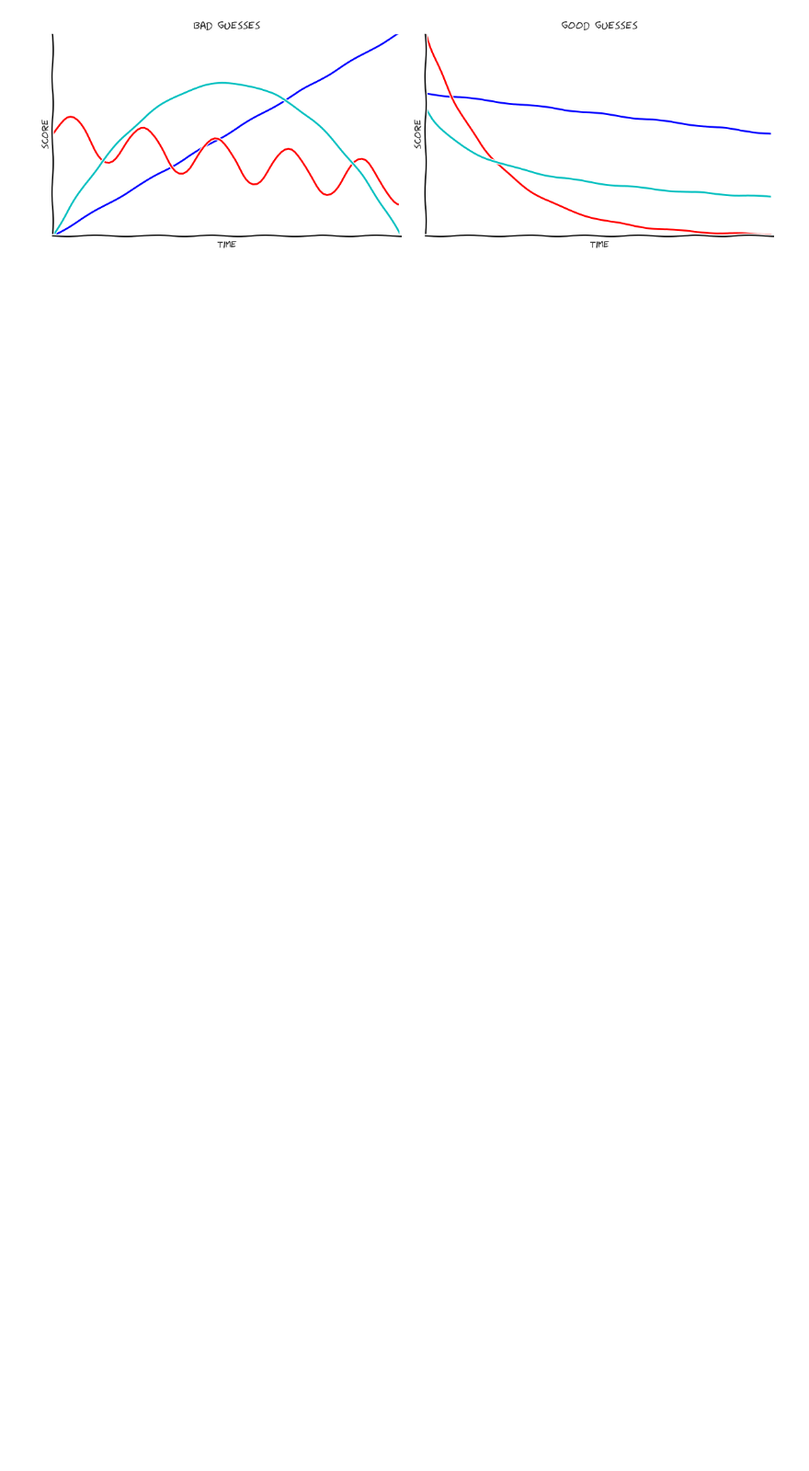
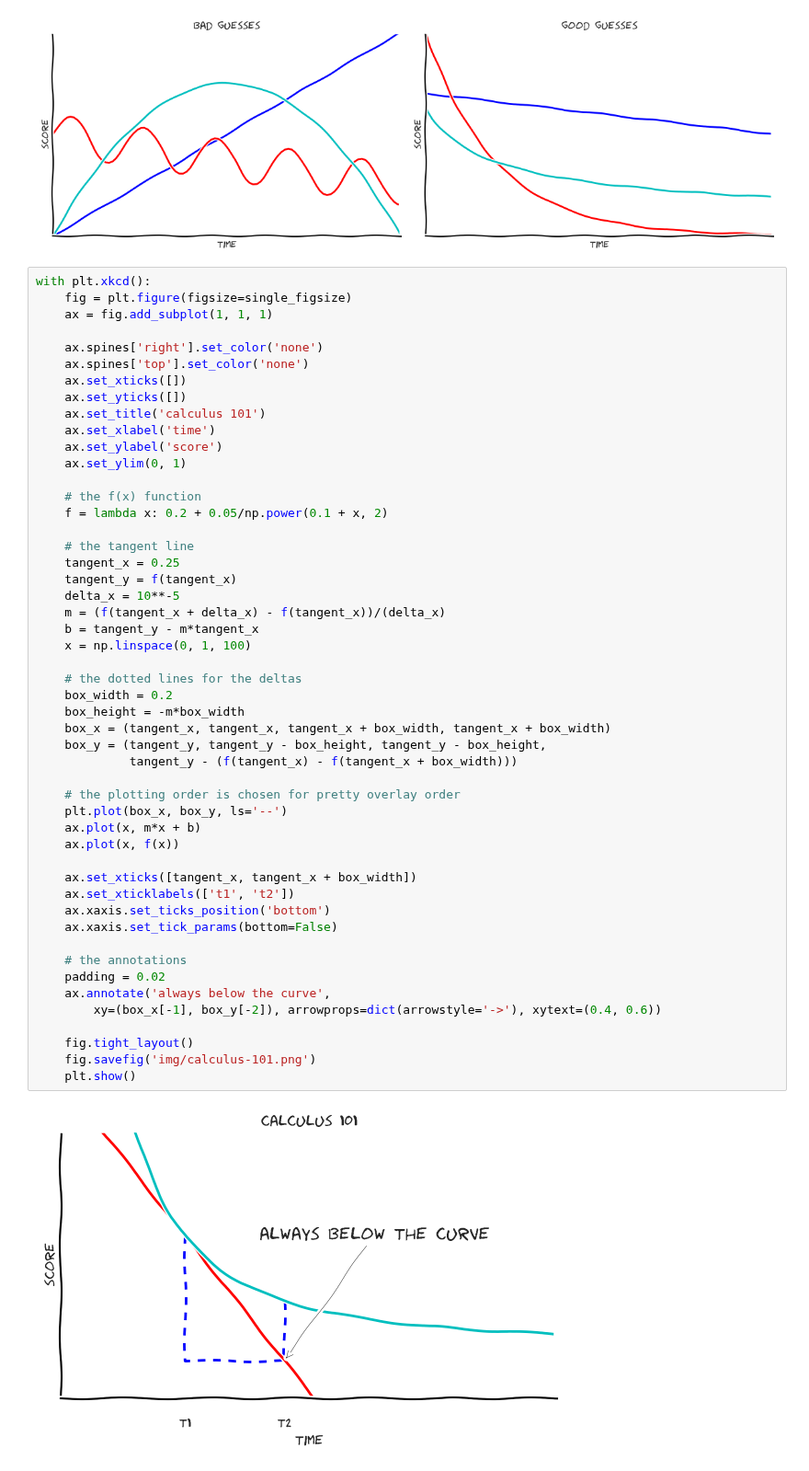
Before and after one commit to sangaline/reverse-engineering-the-hacker-news-ranking-algorithm, a Jupyter notebook: Reverse Engineering the Hacker News Ranking Algorithm.ipynb, the cells around one changed output. Shown at 92% size. Saved outputs shown, nothing was run; the diff lists cells and outputs as text; blank space fills up the shorter version.

Commit message:
Add another cartoon explaining function curvature.

```diff
--- a/Reverse Engineering the Hacker News Ranking Algorithm.ipynb
+++ b/Reverse Engineering the Hacker News Ranking Algorithm.ipynb
@@ -64,3 +64,55 @@ with plt.xkcd():
     plt.show()
 # %% [output]
 [figure]
+# %%
+with plt.xkcd():
+    fig = plt.figure(figsize=single_figsize)
+    ax = fig.add_subplot(1, 1, 1)
+
+    ax.spines['right'].set_color('none')
+    ax.spines['top'].set_color('none')
+    ax.set_xticks([])
+    ax.set_yticks([])
+    ax.set_title('calculus 101')
+    ax.set_xlabel('time')
+    ax.set_ylabel('score')
+    ax.set_ylim(0, 1)
+
+    # the f(x) function
+    f = lambda x: 0.2 + 0.05/np.power(0.1 + x, 2)
+
+    # the tangent line
+    tangent_x = 0.25
+    tangent_y = f(tangent_x)
+    delta_x = 10**-5
+    m = (f(tangent_x + delta_x) - f(tangent_x))/(delta_x)
+    b = tangent_y - m*tangent_x
+    x = np.linspace(0, 1, 100)
+
+    # the dotted lines for the deltas
+    box_width = 0.2
+    box_height = -m*box_width
+    box_x = (tangent_x, tangent_x, tangent_x + box_width, tangent_x + box_width)
+    box_y = (tangent_y, tangent_y - box_height, tangent_y - box_height,
+             tangent_y - (f(tangent_x) - f(tangent_x + box_width)))
+
+    # the plotting order is chosen for pretty overlay order
+    plt.plot(box_x, box_y, ls='--')
+    ax.plot(x, m*x + b)
+    ax.plot(x, f(x))
+
+    ax.set_xticks([tangent_x, tangent_x + box_width])
+    ax.set_xticklabels(['t1', 't2'])
+    ax.xaxis.set_ticks_position('bottom')
+    ax.xaxis.set_tick_params(bottom=False)
+
+    # the annotations
+    padding = 0.02
+    ax.annotate('always below the curve',
+        xy=(box_x[-1], box_y[-2]), arrowprops=dict(arrowstyle='->'), xytext=(0.4, 0.6))
+
+    fig.tight_layout()
+    fig.savefig('img/calculus-101.png')
+    plt.show()
+# %% [output]
+[figure, added]
```
